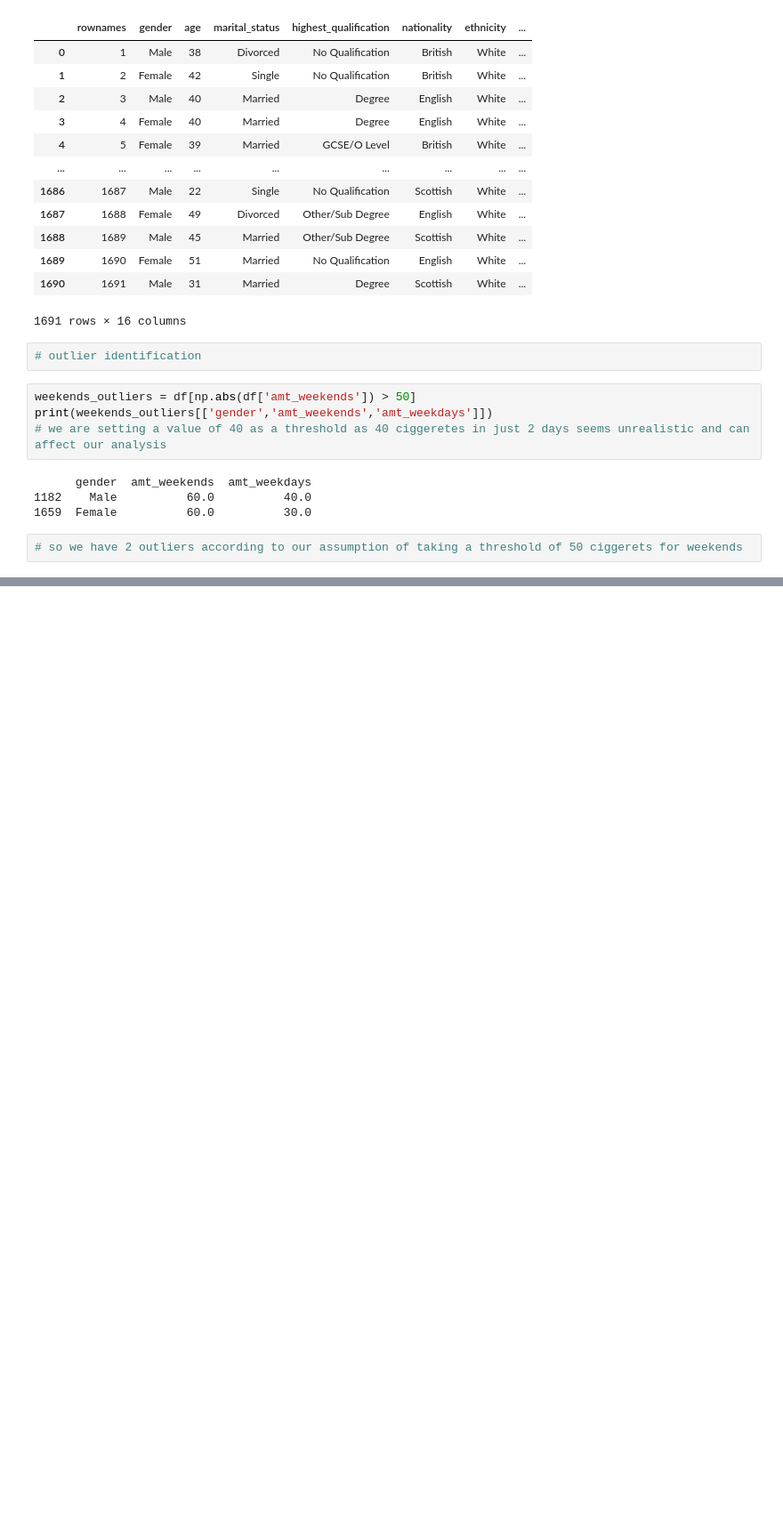
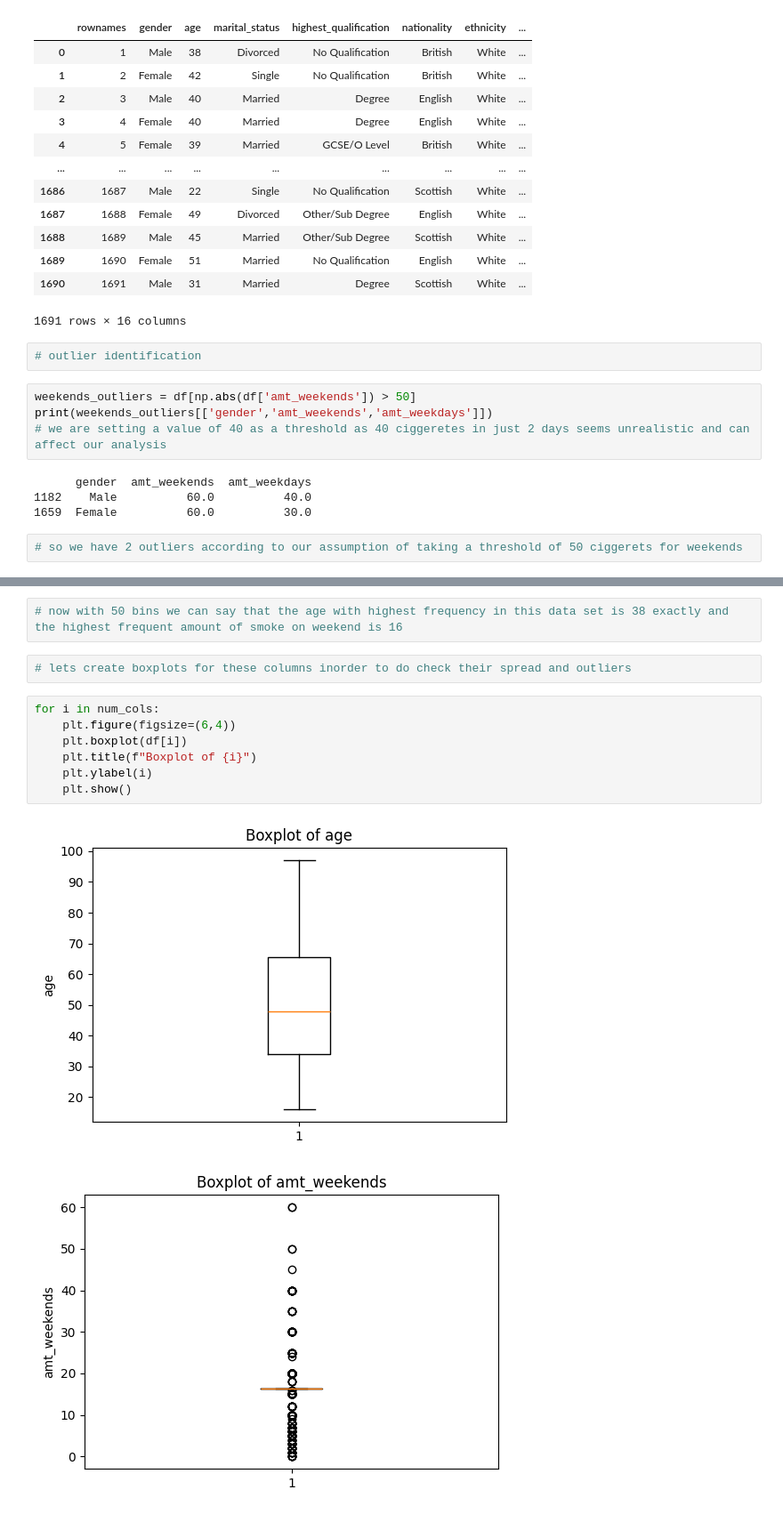
Before and after one commit to GeetAvaneesh/Exploratory-Data-Analytics-project-on-smoking-data-set-22BDS0343, a Jupyter notebook: 22BDS0343_EDA_Theory_GeetAvaneesh.ipynb, the cells around one changed output, grey strips where cells are left out. Shown at 89% size. Cells and saved outputs as stored; diff of their text form; blank space fills up the shorter version.

```diff
--- a/22BDS0343_EDA_Theory_GeetAvaneesh.ipynb
+++ b/22BDS0343_EDA_Theory_GeetAvaneesh.ipynb
@@ -594,0 +806,14 @@ print(weekends_outliers[['gender','amt_weekends','amt_weekdays']])
+# %%
+# now with 50 bins we can say that the age with highest frequency in this data set is 38 exactly and the highest frequent amount of smoke on weekend is 16
+# %%
+# lets create boxplots for these columns inorder to do check their spread and outliers
+# %%
+for i in num_cols:
+    plt.figure(figsize=(6,4))
+    plt.boxplot(df[i])
+    plt.title(f"Boxplot of {i}")
+    plt.ylabel(i)
+    plt.show()
+# %% [output]
+[figure, added]
+[figure, added]
```
Also changed, not shown: parts of 19 cells of this notebook.
